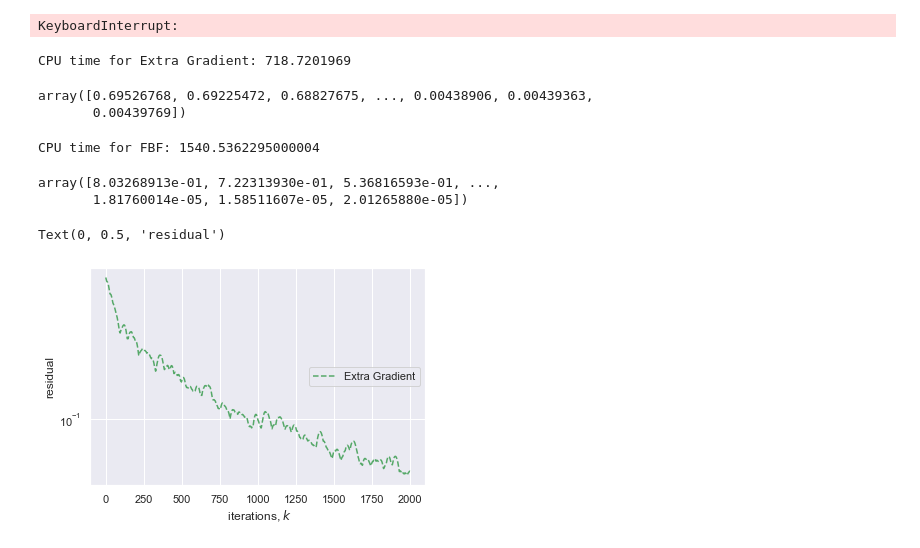
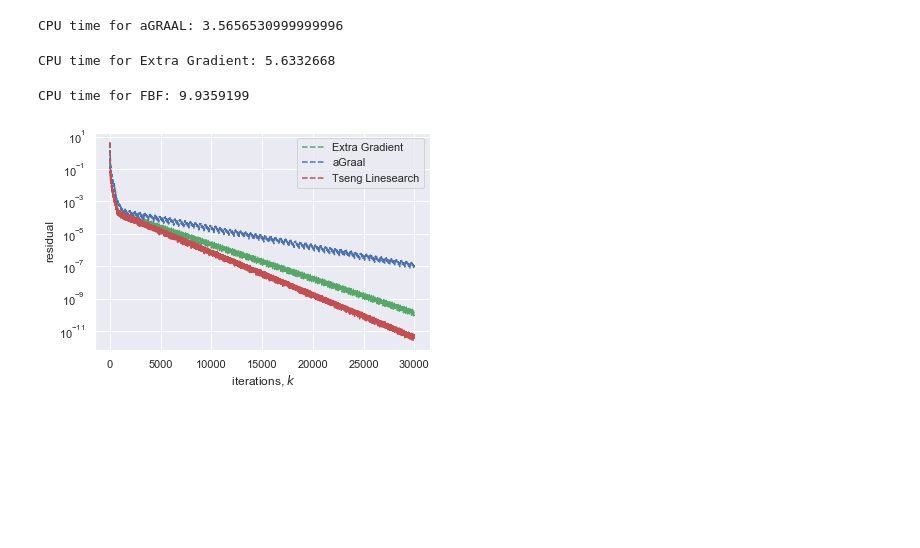
Before and after one commit to okhofsk/Library-for-VI-problems, a Jupyter notebook: Testing MG.ipynb, the cells around one changed output. Saved outputs shown, nothing was run; the diff lists cells and outputs as text; code cells hidden in the pictures; blank space fills up the shorter version.

```diff
--- a/Testing MG.ipynb
+++ b/Testing MG.ipynb
@@ -17,55 +17,36 @@ prob = mg_problem("rand", proximal_name, (dimN, dimM), "plusuniform")
 #prob = mg_problem("harddisk", proximal_name, (dimN, dimM))
 F_mg, J_mg, prox_g_mg = prob.get_parameters()
 # %%
-N = 10000
-repeat = 1
+N = 30000
+show_out = False
 # starting point
 q0 = prox_g_mg(np.ones(dimN + dimM),1)
 # %%
-show_out = False
-ans0 = np.zeros(N+1)
-for i in range(repeat):
-    temp = adaptive_graal(J_mg, F_mg, prox_g_mg, q0, N, phi=1.5, output=show_out)
-    ans0 += np.array(temp[0])
-ans0/repeat
+ans0 = adaptive_graal(J_mg, F_mg, prox_g_mg, q0, N, phi=1.5, output=show_out)[0]
 # %% [output]
-KeyboardInterrupt:
+CPU time for aGRAAL: 3.5656530999999996
-# %%
-show_out = False
-ans1 = np.zeros(N+1)
-for i in range(repeat):
-    temp = extra_gradient_method(J_mg, F_mg, prox_g_mg, q0, N, show_out)
-    ans1 += np.array(temp[0])
-ans1/repeat
-# %% [output]
-CPU time for Extra Gradient: 718.7201969
-array([0.69526768, 0.69225472, 0.68827675, ..., 0.00438906, 0.00439363,
-       0.00439769])
+# %%
+ans1 = extra_gradient_method(J_mg, F_mg, prox_g_mg, q0, N, show_out)[0]
+# %% [output]
+CPU time for Extra Gradient: 5.6332668
 # %%
-ans2 = np.zeros(N+1)
-for i in range(repeat):
-    temp = tseng_fbf_linesearch(J_mg, F_mg, prox_g_mg, q0, 2, N)
-    ans2 += np.array(temp[0])
-ans2/repeat
+ans2 = tseng_fbf_linesearch(J_mg, F_mg, prox_g_mg, q0, 2, N)[0]
 # %% [output]
-CPU time for FBF: 1540.5362295000004
+CPU time for FBF: 9.9359199
-array([8.03268913e-01, 7.22313930e-01, 5.36816593e-01, ...,
-       1.81760014e-05, 1.58511607e-05, 2.01265880e-05])
 # %%
 import seaborn as sns
 sns.set()
 plt.plot(ans1, '--g', label='Extra Gradient')
 plt.plot(ans0, '--b', label='aGraal')
 plt.plot(ans2, '--r', label='Tseng Linesearch')
 
-plt.legend(loc="center right")
+plt.legend(loc="upper right")
 
 plt.yscale('log')
 
 plt.xlabel(u' iterations, $k$')
 plt.ylabel(u'residual')
 
-#plt.savefig('Images/300allsimplexplus.png', bbox_inches='tight')
+plt.show()
 # %% [output]
-Text(0, 0.5, 'residual')
-[figure, old version]
+[figure, new version]
```
Also changed, not shown: parts of 3 cells of this notebook, 2 other files.
